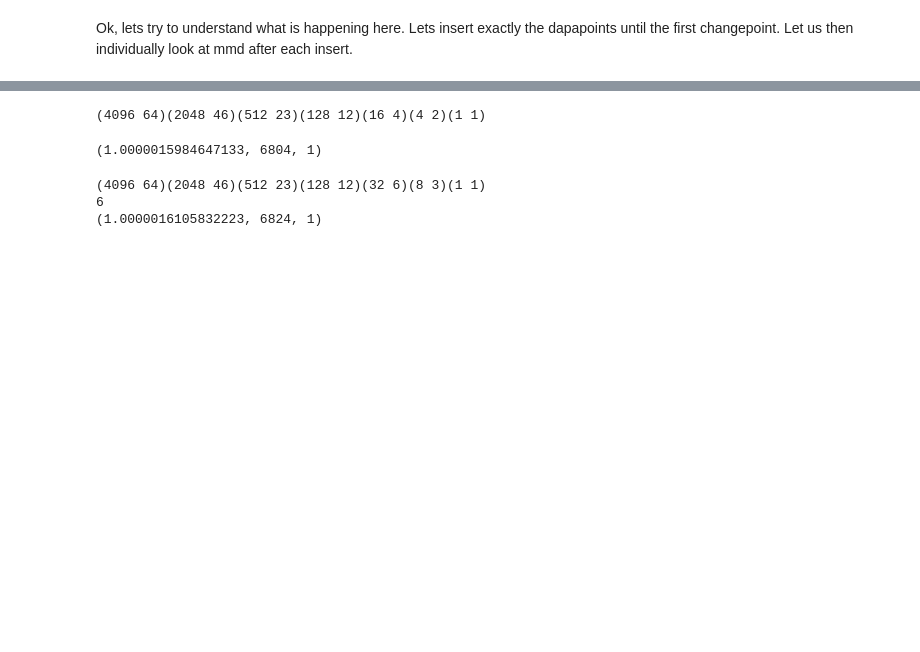
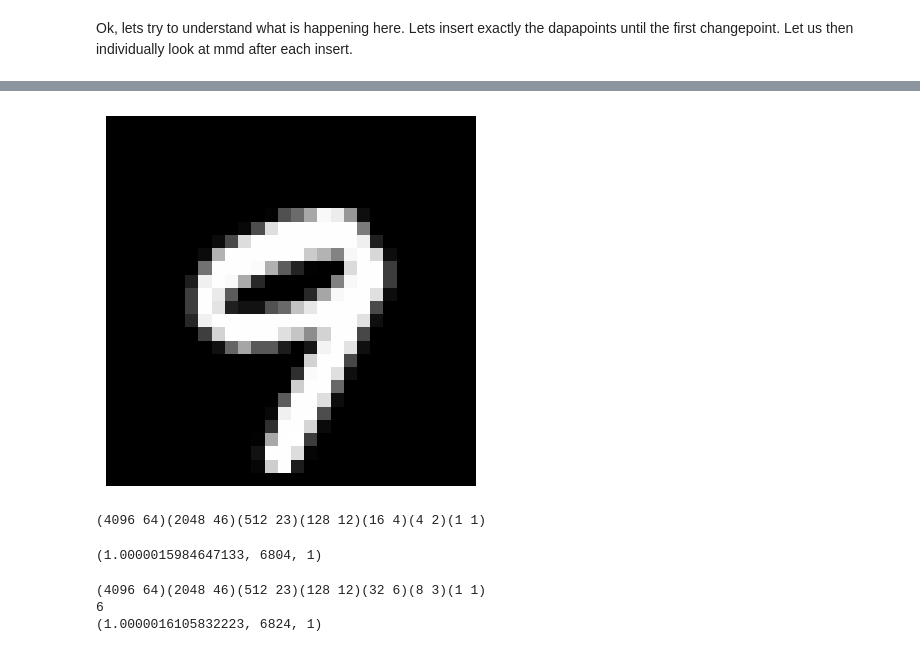
Before and after one commit to blendaddict/MMDEW_Nystroem, a Jupyter notebook: src/mnist_exploration2.ipynb, the cells around one changed output, grey strips where cells are left out. Cells and saved outputs as stored; diff of their text form; code cells hidden in the pictures; blank space fills up the shorter version.

```diff
--- a/src/mnist_exploration2.ipynb
+++ b/src/mnist_exploration2.ipynb
@@ -103,18 +128,2 @@ plt.show()
 # %% [markdown]
 Ok, lets try to understand what is happening here. Lets insert exactly the dapapoints until the first changepoint. Let us then individually look at mmd after each insert.
-# %%
-
-mnist.restart()
-mmd_nys = MMDEWAdapter(1, alpha=1e-16)
-pre_train_data = np.array(
-                [mnist.next_sample()[0] for _ in range(100)]
-            ).squeeze(1)
-mmd_nys.pre_train(data=pre_train_data)
-x2 = []
-y2 = []
-for i in range(fst_cps):
-
-    #print(i)
-    next_sample, _, is_change = mnist.next_sample()
-    mmd_nys.add_element(next_sample)
-    print("elements read", i)
@@ -139,3 +210,10 @@ elements read 2783
+# %%
+image = mmd_test_y[2].reshape(28, 28)
+plt.imshow(image, cmap='gray')
+plt.axis('off')  # Turn off axis numbers
+plt.show()
+# %% [output]
+[figure, added]
 # %%
 bsstring = ""
 for j in range(0, len(mmd_nys.detector.buckets)):
```
Also changed, not shown: parts of 9 cells of this notebook, 1 other file.
